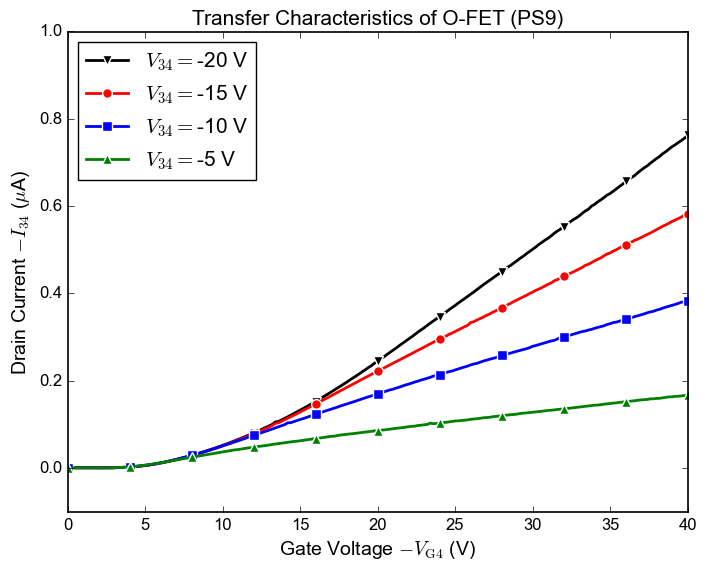
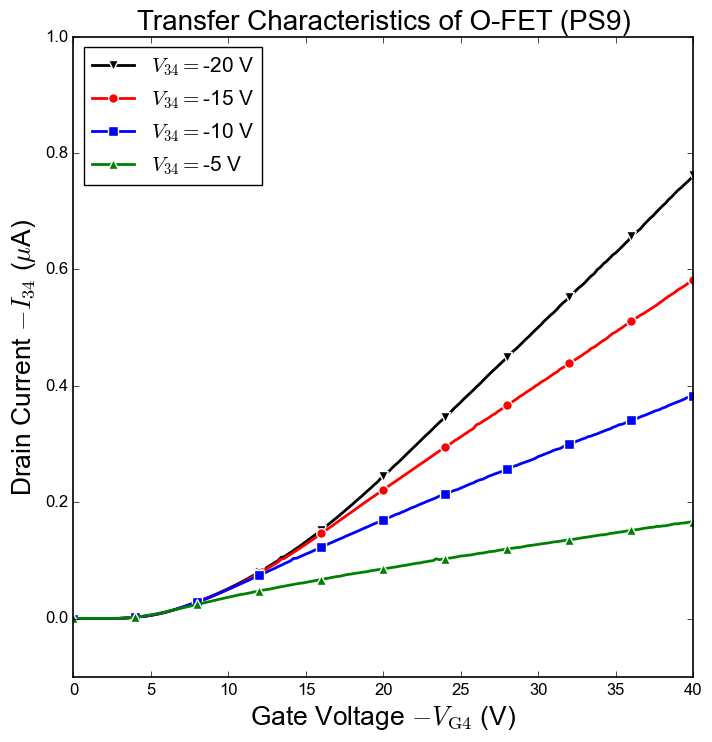
The change to this notebook cell's code, shown as a diff; its figure went from the first image to the second:
--- before
+++ after
@@ -7,4 +7,6 @@
     ("-5 V", data1, 'green', '^'),
 ]
+plt.figure(figsize=(8, 8))
+
 for label, data, color, marker in datasets_IDS_VGS:
     V_GS = data[:, 0]
@@ -12,9 +14,9 @@
     plt.plot(-V_GS, -I_DS*1e6, label=r"$V_{34} = $" + label, color=color, marker=marker, ls='-', lw=2, markevery=20,markeredgecolor="white", markeredgewidth=1, markersize=7)
 
-plt.xlabel(r"Gate Voltage $-V_\text{G4}$ (V)", fontsize=14)
-plt.ylabel(r"Drain Current $-I_{34}$ ($\mu$A)", fontsize=14)
+plt.xlabel(r"Gate Voltage $-V_\text{G4}$ (V)", fontsize=19)
+plt.ylabel(r"Drain Current $-I_{34}$ ($\mu$A)", fontsize=19)
 plt.xlim(0, 40)
 plt.ylim(-0.1, 1.0)
-plt.title("Transfer Characteristics of O-FET (PS9)", fontsize=15)
+plt.title("Transfer Characteristics of O-FET (PS9)", fontsize=20)
 plt.legend(frameon=True, loc='upper left', numpoints=1, fontsize=15)
 # plt.savefig("transfer_PS9.eps", format='eps', bbox_inches='tight')

Commit: uudate